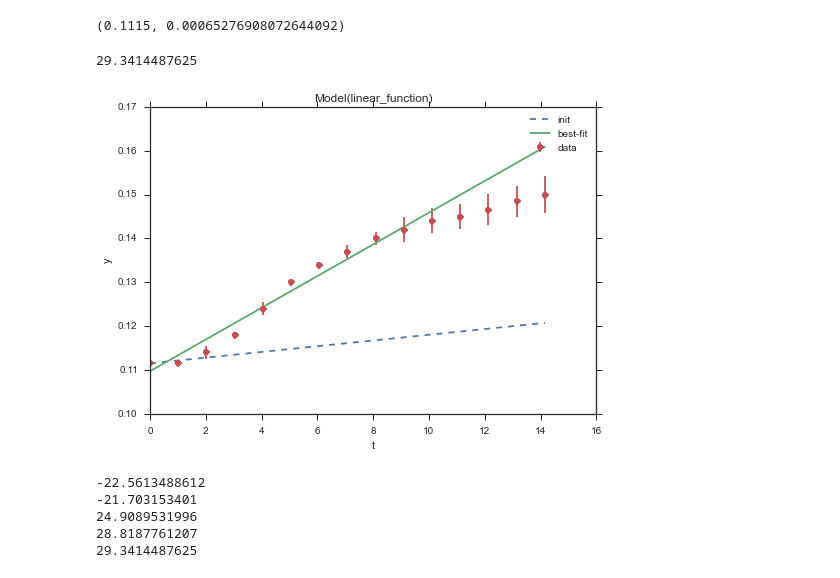
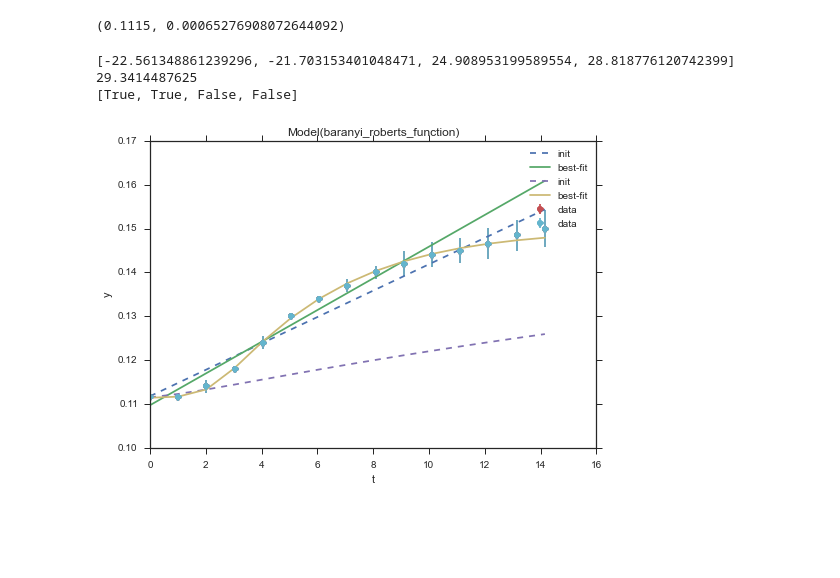
Before and after one commit to yoavram/curveball, a Jupyter notebook: notebooks/issue2.ipynb, the cells around one changed output. Cells and saved outputs as stored; diff of their text form; code cells hidden in the pictures; blank space fills up the shorter version.

Commit message:
use LinearModel for benchmark; add some explanation

```diff
--- a/notebooks/issue2.ipynb
+++ b/notebooks/issue2.ipynb
@@ -122,22 +111,21 @@ y0guess = _df.OD.min()
 y0guess, aguess
 # %% [output]
 (0.1115, 0.00065276908072644092)
+# %%
+#def linear_function(t, y0, a):
+#    return y0 + a * t
+#linear_model = Model(linear_function)
+from lmfit.models import LinearModel
+linear_model = LinearModel()
 # %%
-params = linear_model.make_params(y0=y0guess, a=aguess)
-params['y0'].set(min=1e-10)
-fit = linear_model.fit(data=_df.OD, t=_df.Time, params=params, weights=weights)
+#params = linear_model.make_params(intercept=y0guess, slope=aguess)
+params = linear_model.guess(_df.OD, x=_df.Time)
+fit = linear_model.fit(data=_df.OD, x=_df.Time, params=params, weights=weights)
 fit.plot_fit()
-print fit.bic
+models[0].plot_fit()
+print [m.bic for m in models], fit.bic
+print [m.bic+10 < fit.bic for m in models]
 # %% [output]
-29.3414487625
+[-22.561348861239296, -21.703153401048471, 24.908953199589554, 28.818776120742399] 29.3414487625
+[True, True, False, False]
-[figure, old version]
+[figure, new version]
-# %%
-for m in models:
-    print m.bic
-print fit.bic
-# %% [output]
--22.5613488612
--21.703153401
-24.9089531996
-28.8187761207
-29.3414487625
```
Also changed, not shown: parts of 4 cells of this notebook.
